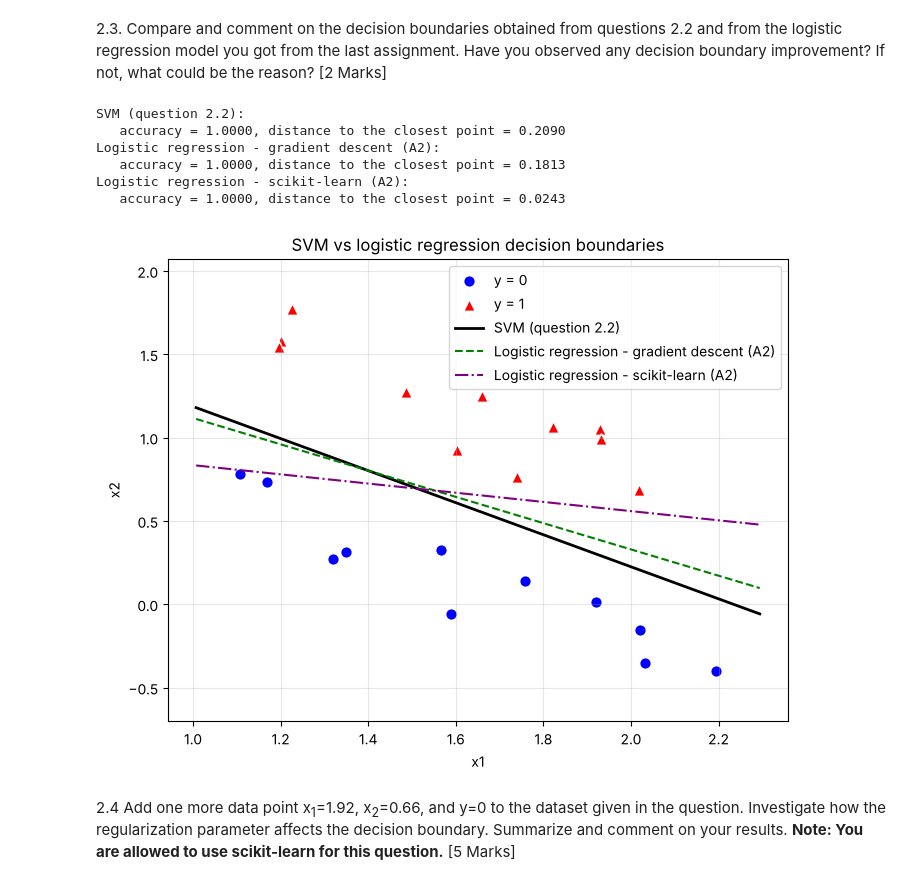
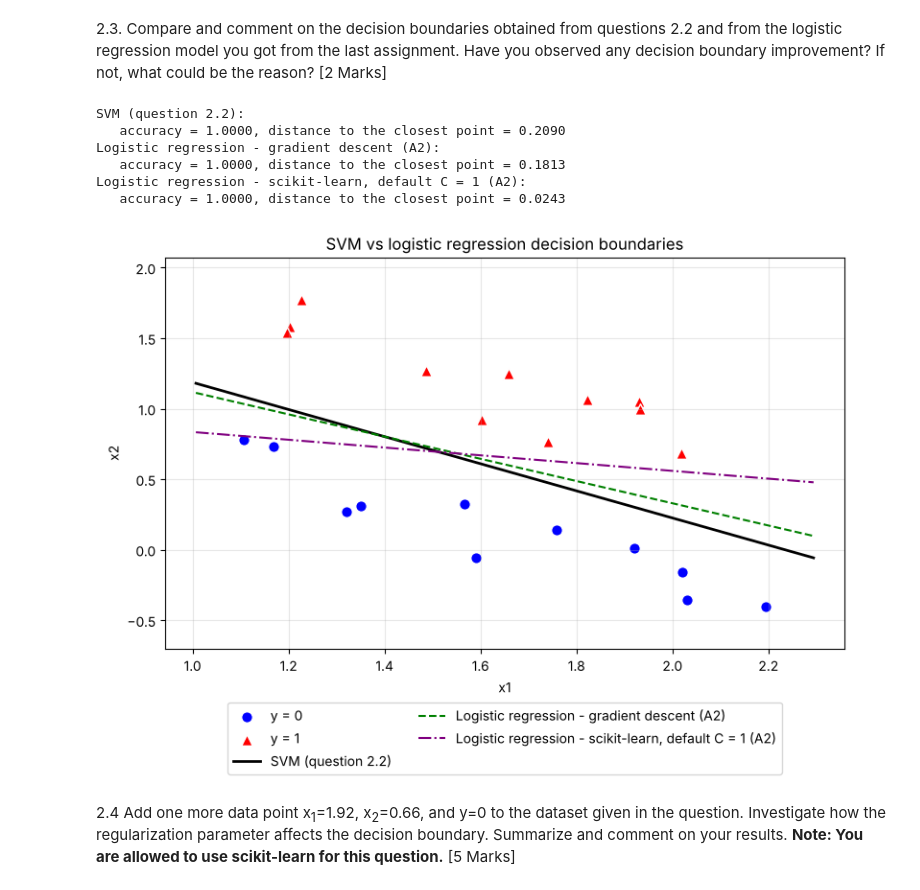
Before and after one commit to 25adiaz-apps/assignment-3-machine-learning, a Jupyter notebook: notebooks/CIVE779MachineLearningforEngineers-Assignment3.ipynb, the cells around one changed output. Cells and saved outputs as stored; diff of their text form; code cells hidden in the pictures.

Commit message:
2.3: aclarar que scikit-learn usó el C por defecto (C = 1)
Co-Authored-By: Claude Opus 5.5 <noreply@anthropic.com>
Claude-Session: https://claude.ai/code/session_01YPRxQs8cxCEpATwWbvVbQo

```diff
--- a/notebooks/CIVE779MachineLearningforEngineers-Assignment3.ipynb
+++ b/notebooks/CIVE779MachineLearningforEngineers-Assignment3.ipynb
@@ -274,46 +274,47 @@ Support vectors:
 boundaries = {
     "SVM (question 2.2)": (theta0, theta1, theta2),
     "Logistic regression - gradient descent (A2)": (-25.06214937998672, 10.36702492678682, 13.150294486909372),
-    "Logistic regression - scikit-learn (A2)": (-2.3909415208995077, 0.5937852611092403, 2.1529400642790155),
+    "Logistic regression - scikit-learn, default C = 1 (A2)": (-2.3909415208995077, 0.5937852611092403, 2.1529400642790155),
 }
 styles = {
     "SVM (question 2.2)": dict(color="black", linestyle="-", linewidth=2),
     "Logistic regression - gradient descent (A2)": dict(color="green", linestyle="--", linewidth=1.5),
-    "Logistic regression - scikit-learn (A2)": dict(color="purple", linestyle="-.", linewidth=1.5),
+    "Logistic regression - scikit-learn, default C = 1 (A2)": dict(color="purple", linestyle="-.", linewidth=1.5),
 }
 
 # Training accuracy and distance from the closest point to each boundary
 for name, (t0, t1, t2) in boundaries.items():
     z = t0 + t1 * x1 + t2 * x2
     accuracy = np.mean((z >= 0) == (y == 1))
     min_distance = np.min(np.abs(z) / np.sqrt(t1**2 + t2**2))
     print(f"{name}:\n   accuracy = {accuracy:.4f}, distance to the closest point = {min_distance:.4f}")
 
 # Plot the three decision boundaries
 x1_line = np.linspace(x1.min() - 0.1, x1.max() + 0.1, 100)
 
 plt.figure(figsize=(8, 6))
 plt.scatter(x1[y == 0], x2[y == 0], marker="o", s=70, color="blue",
             edgecolors="white", linewidths=1, label="y = 0")
 plt.scatter(x1[y == 1], x2[y == 1], marker="^", s=70, color="red",
             edgecolors="white", linewidths=1, label="y = 1")
 for name, (t0, t1, t2) in boundaries.items():
     plt.plot(x1_line, -(t0 + t1 * x1_line) / t2, label=name, **styles[name])
 plt.xlabel("x1")
 plt.ylabel("x2")
 plt.title("SVM vs logistic regression decision boundaries")
 plt.ylim(x2.min() - 0.3, x2.max() + 0.3)
 plt.grid(alpha=0.3)
-plt.legend()
+plt.legend(loc="upper center", bbox_to_anchor=(0.5, -0.12), ncol=2)
+plt.tight_layout()
 plt.show()
 # %% [output]
 SVM (question 2.2):
    accuracy = 1.0000, distance to the closest point = 0.2090
 Logistic regression - gradient descent (A2):
    accuracy = 1.0000, distance to the closest point = 0.1813
-Logistic regression - scikit-learn (A2):
+Logistic regression - scikit-learn, default C = 1 (A2):
    accuracy = 1.0000, distance to the closest point = 0.0243
-[figure, old version]
+[figure, new version]
 # %% [markdown]
 2.4 Add one more data point x<sub>1</sub>=1.92, x<sub>2</sub>=0.66, and y=0 to the dataset given in the question. Investigate how the regularization parameter affects the decision boundary. Summarize and comment on your results. **Note: You are allowed to use scikit-learn for this question.** [5 Marks]
 # %%
```
